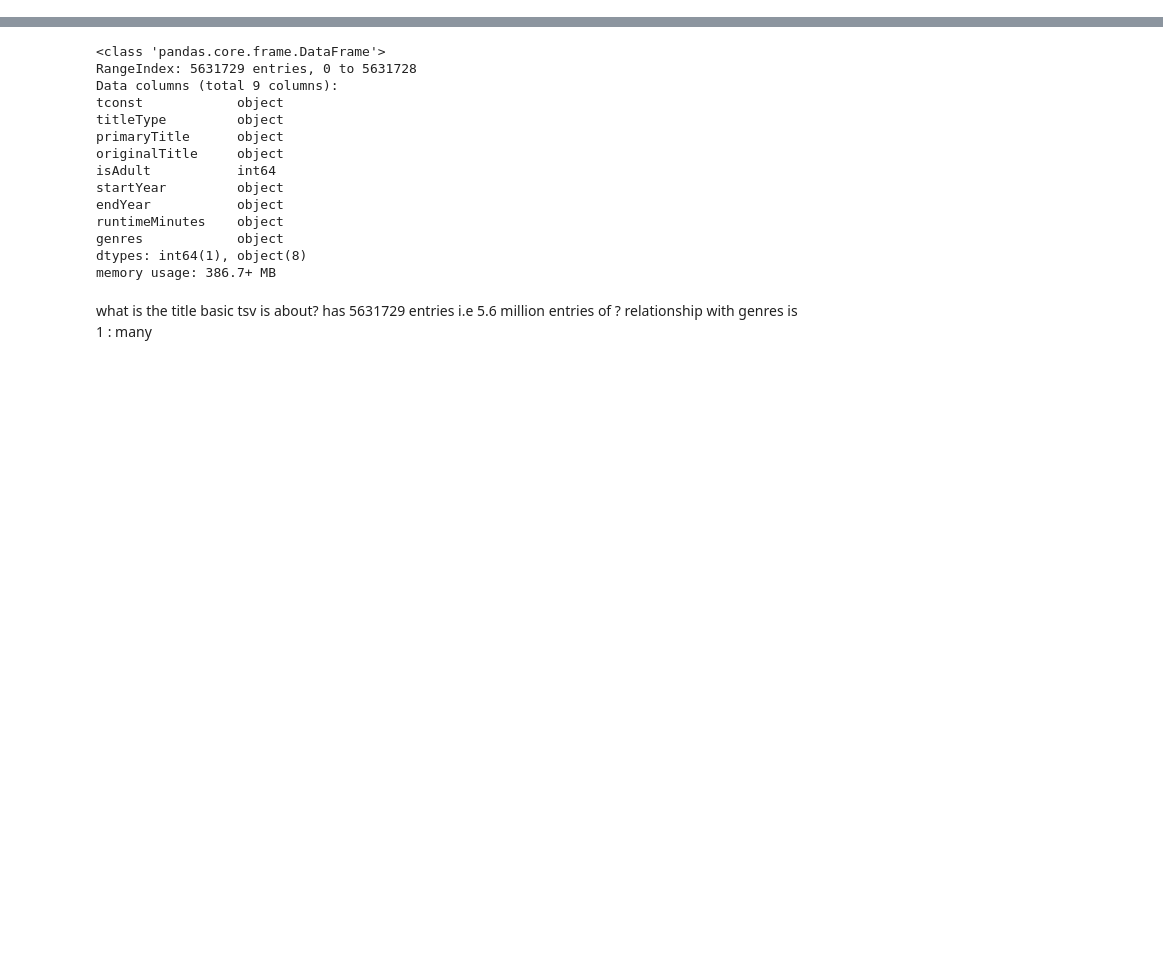
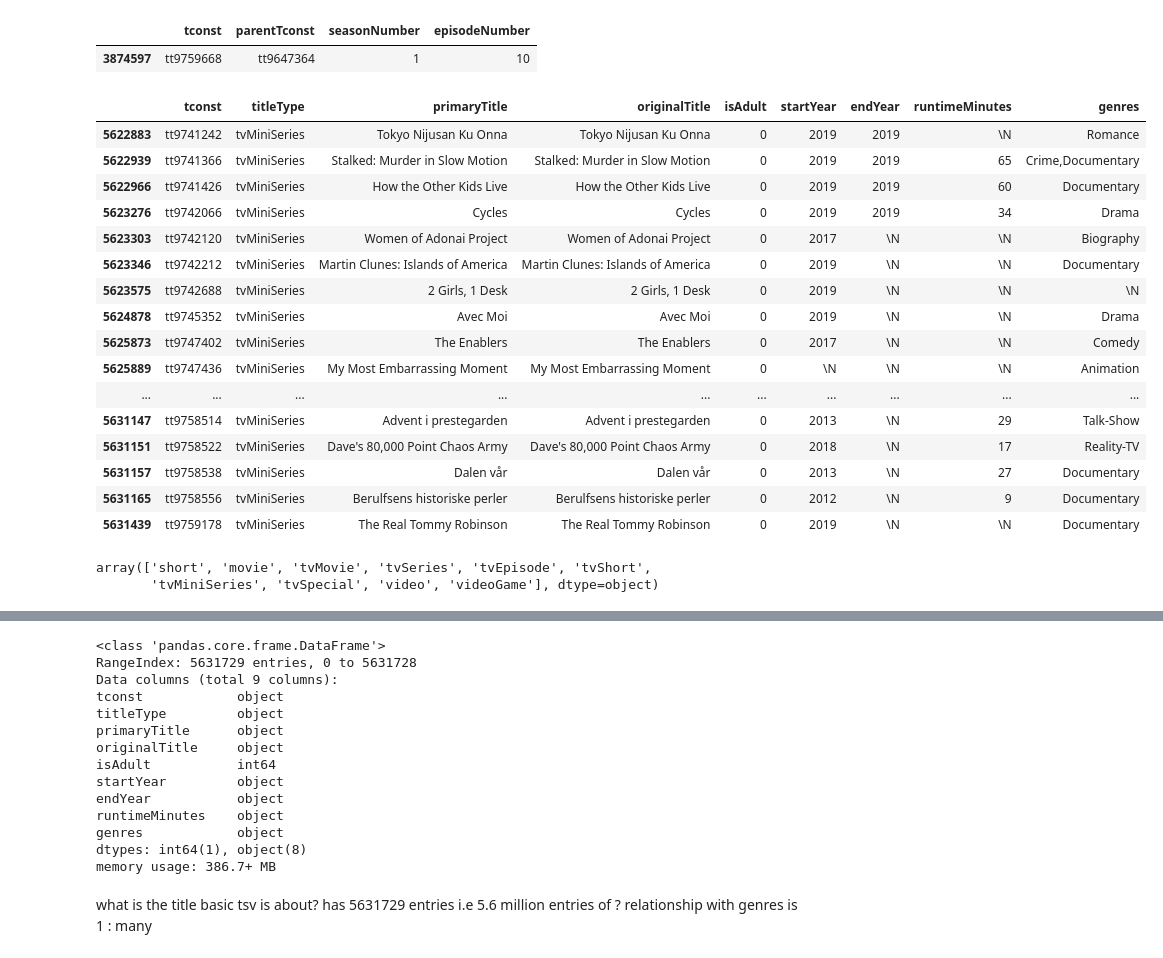
Before and after one commit to ketankokane94/CSCI_620_Data_Management_Project, a Jupyter notebook: dataAnalysisNotebook.ipynb, the cells around one changed output, grey strips where cells are left out. Cells and saved outputs as stored; diff of their text form; code cells hidden in the pictures; blank space fills up the shorter version.

```diff
--- a/dataAnalysisNotebook.ipynb
+++ b/dataAnalysisNotebook.ipynb
@@ -2,3 +2,33 @@
 import pandas as pd
 # %%
 data = pd.read_csv('title.basics.tsv',sep='\t')
+# %%
+episodes[episodes.tconst.isin(['tt9759668'])]
+# %% [output]
+|  | tconst | parentTconst | seasonNumber | episodeNumber |
+| 3874597 | tt9759668 | tt9647364 | 1 | 10 |
+# %%
+data[data.titleType.isin(['tvMiniSeries'])].tail(40)
+# %% [output]
+|  | tconst | titleType | primaryTitle | originalTitle | isAdult | startYear | endYear | runtimeMinutes | genres |
+| 5622883 | tt9741242 | tvMiniSeries | Tokyo Nijusan Ku Onna | Tokyo Nijusan Ku Onna | 0 | 2019 | 2019 | \N | Romance |
+| 5622939 | tt9741366 | tvMiniSeries | Stalked: Murder in Slow Motion | Stalked: Murder in Slow Motion | 0 | 2019 | 2019 | 65 | Crime,Documentary |
+| 5622966 | tt9741426 | tvMiniSeries | How the Other Kids Live | How the Other Kids Live | 0 | 2019 | 2019 | 60 | Documentary |
+| 5623276 | tt9742066 | tvMiniSeries | Cycles | Cycles | 0 | 2019 | 2019 | 34 | Drama |
+| 5623303 | tt9742120 | tvMiniSeries | Women of Adonai Project | Women of Adonai Project | 0 | 2017 | \N | \N | Biography |
+| 5623346 | tt9742212 | tvMiniSeries | Martin Clunes: Islands of America | Martin Clunes: Islands of America | 0 | 2019 | \N | \N | Documentary |
+| 5623575 | tt9742688 | tvMiniSeries | 2 Girls, 1 Desk | 2 Girls, 1 Desk | 0 | 2019 | \N | \N | \N |
+| 5624878 | tt9745352 | tvMiniSeries | Avec Moi | Avec Moi | 0 | 2019 | \N | \N | Drama |
+| 5625873 | tt9747402 | tvMiniSeries | The Enablers | The Enablers | 0 | 2017 | \N | \N | Comedy |
+| 5625889 | tt9747436 | tvMiniSeries | My Most Embarrassing Moment | My Most Embarrassing Moment | 0 | \N | \N | \N | Animation |
+| ... | ... | ... | ... | ... | ... | ... | ... | ... | ... |
+| 5631147 | tt9758514 | tvMiniSeries | Advent i prestegarden | Advent i prestegarden | 0 | 2013 | \N | 29 | Talk-Show |
+| 5631151 | tt9758522 | tvMiniSeries | Dave's 80,000 Point Chaos Army | Dave's 80,000 Point Chaos Army | 0 | 2018 | \N | 17 | Reality-TV |
+| 5631157 | tt9758538 | tvMiniSeries | Dalen vår | Dalen vår | 0 | 2013 | \N | 27 | Documentary |
+| 5631165 | tt9758556 | tvMiniSeries | Berulfsens historiske perler | Berulfsens historiske perler | 0 | 2012 | \N | 9 | Documentary |
+| 5631439 | tt9759178 | tvMiniSeries | The Real Tommy Robinson | The Real Tommy Robinson | 0 | 2019 | \N | \N | Documentary |
+# %%
+data.titleType.unique()
+# %% [output]
+array(['short', 'movie', 'tvMovie', 'tvSeries', 'tvEpisode', 'tvShort',
+       'tvMiniSeries', 'tvSpecial', 'video', 'videoGame'], dtype=object)
```
Also changed, not shown: parts of 104 cells of this notebook, 3 other files.
